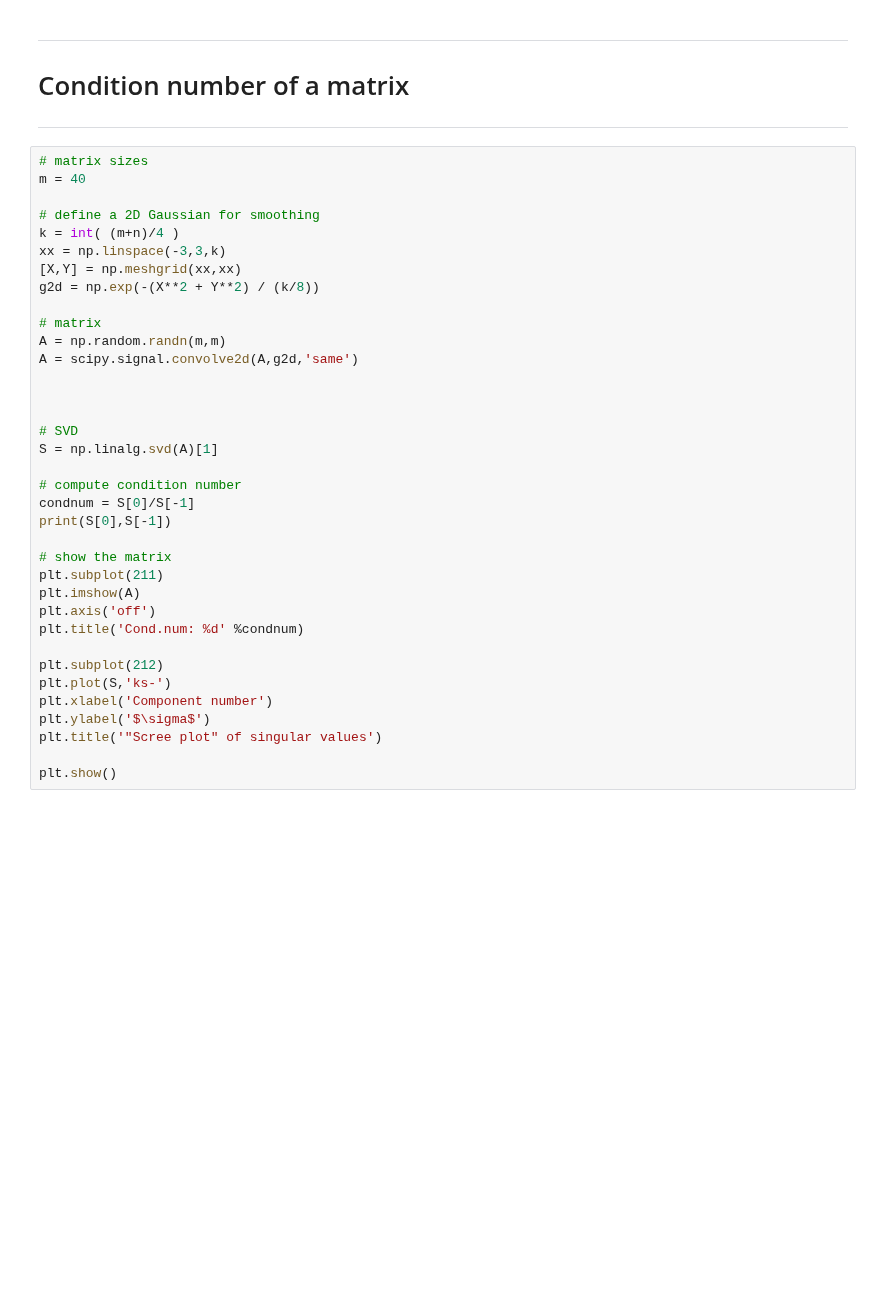
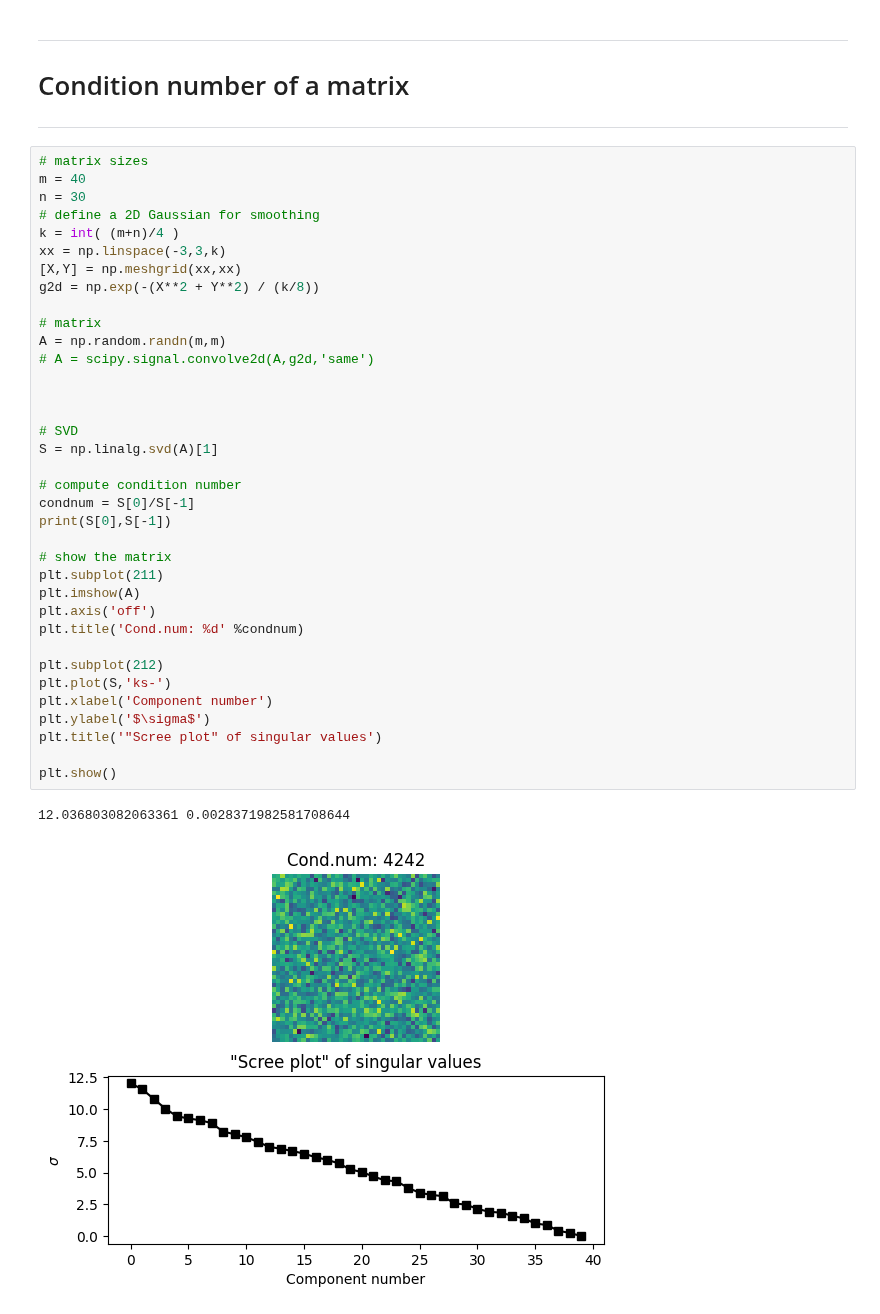
Before and after one commit to SiracencoSerghei/linear_algebra, a Jupyter notebook: 3.2_SVD/3.2_7_condition_num.ipynb, the cells around one changed output. Drawn from its saved outputs; the diff is of its cells as text; blank space fills up the shorter version.

```diff
--- a/3.2_SVD/3.2_7_condition_num.ipynb
+++ b/3.2_SVD/3.2_7_condition_num.ipynb
@@ -9,39 +12,42 @@ from mpl_toolkits.mplot3d import Axes3D
 # %%
 # matrix sizes
 m = 40
-
+n = 30
 # define a 2D Gaussian for smoothing
 k = int( (m+n)/4 )
 xx = np.linspace(-3,3,k)
 [X,Y] = np.meshgrid(xx,xx)
 g2d = np.exp(-(X**2 + Y**2) / (k/8))
 
 # matrix
 A = np.random.randn(m,m)
-A = scipy.signal.convolve2d(A,g2d,'same')
+# A = scipy.signal.convolve2d(A,g2d,'same')
 
 
 
 # SVD
 S = np.linalg.svd(A)[1]
 
 # compute condition number
 condnum = S[0]/S[-1]
 print(S[0],S[-1])
 
 # show the matrix
 plt.subplot(211)
 plt.imshow(A)
 plt.axis('off')
 plt.title('Cond.num: %d' %condnum)
 
 plt.subplot(212)
 plt.plot(S,'ks-')
 plt.xlabel('Component number')
 plt.ylabel('$\sigma$')
 plt.title('"Scree plot" of singular values')
 
 plt.show()
+# %% [output]
+12.036803082063361 0.0028371982581708644
+[figure, added]
 # %%
 ## sphere
 
```
Also changed, not shown: parts of 3 cells of this notebook.
